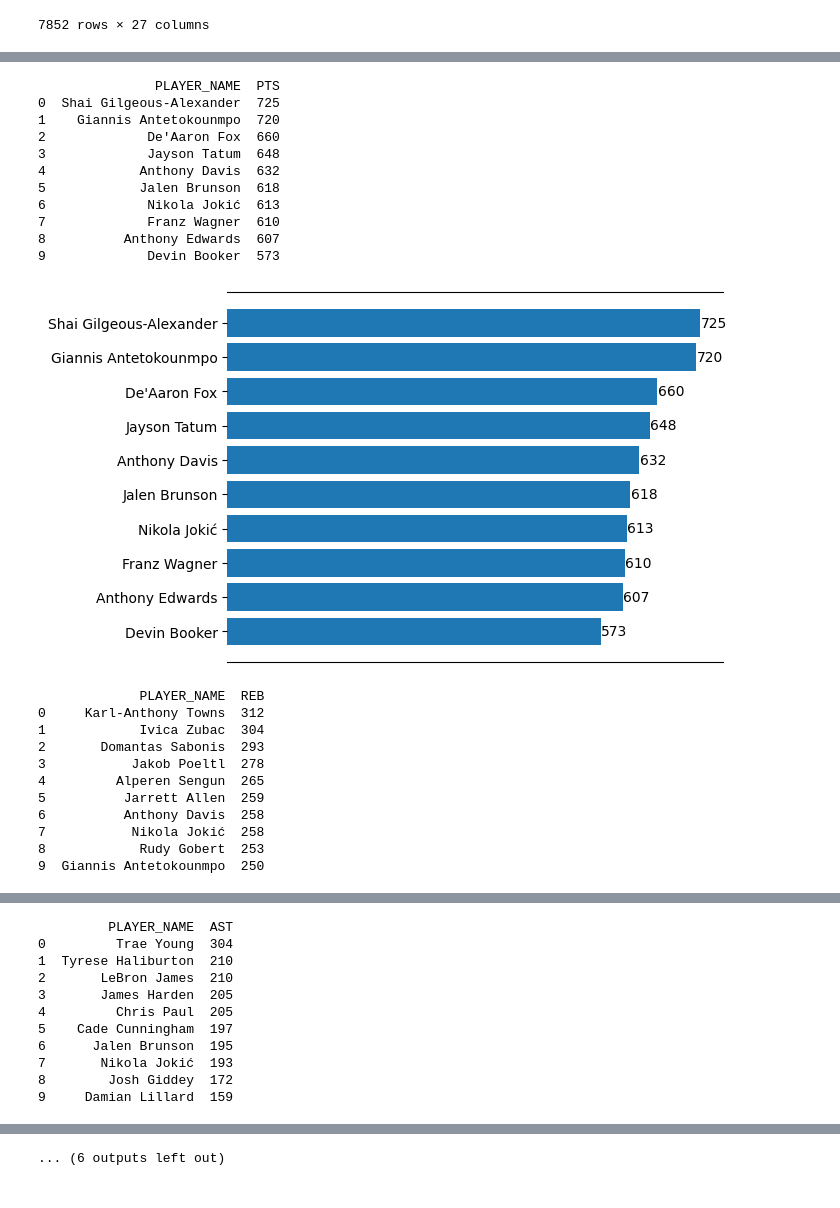
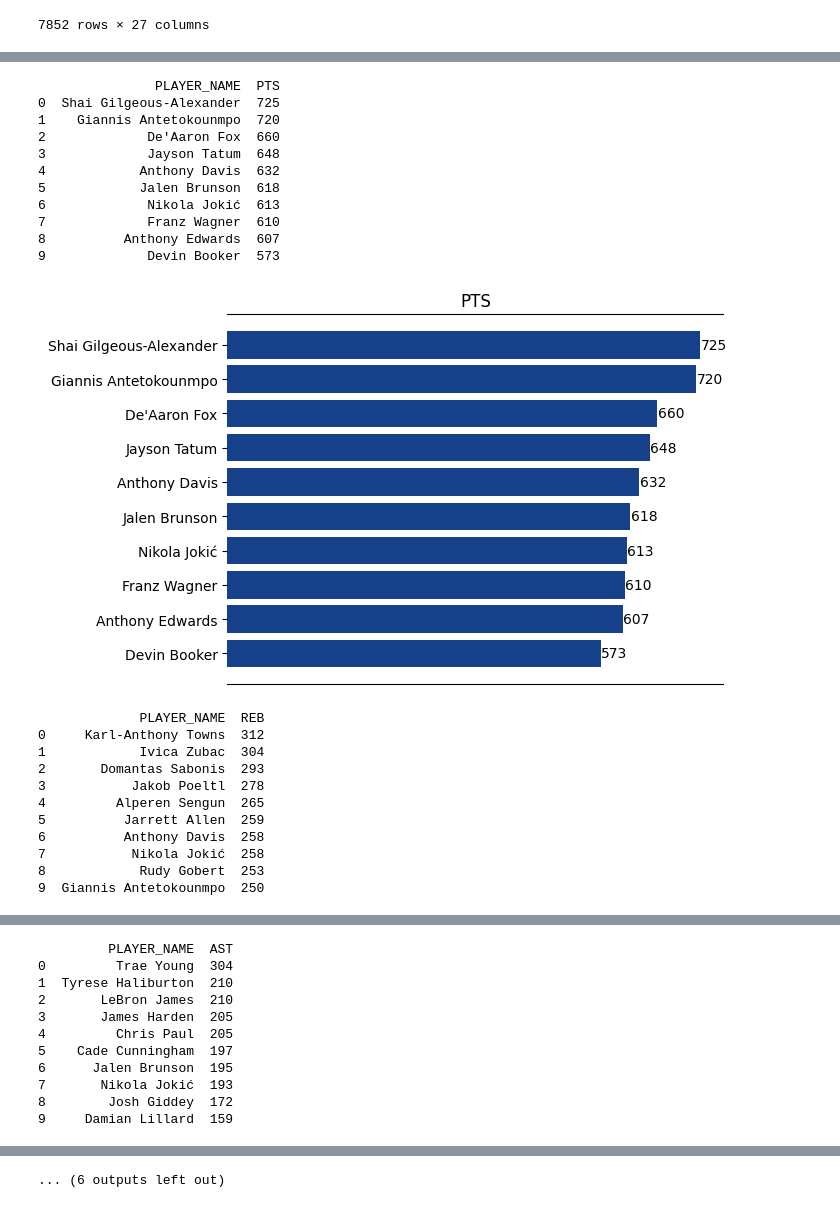
Before and after one commit to joaopaivaa/NBA-Data-Analysis, a Jupyter notebook: 2024-25 NBA Data Analysis/NBA Data Analysis.ipynb, the cells around one changed output, grey strips where cells are left out. Cells and saved outputs as stored; diff of their text form; code cells hidden in the pictures.

```diff
--- a/2024-25 NBA Data Analysis/NBA Data Analysis.ipynb
+++ b/2024-25 NBA Data Analysis/NBA Data Analysis.ipynb
@@ -62,6 +62,7 @@ df
 7852 rows × 27 columns
 # %%
 df_totals = df.groupby(by='PLAYER_NAME').sum(numeric_only=True).reset_index()
+df_totals['MIN'] = df_totals['MIN'].round(2)
 df_totals
 # %% [output]
 |  | PLAYER_NAME | MIN | FGM | FGA | FG3M | FG3A | FTM | FTA | OREB | DREB | ... | ... |
@@ -100,29 +102,30 @@ df_totals.to_csv('..\\NBA Datasets\\2024-25 Players Totals.csv', sep=';', index=
 # %%
 for stat in ['PTS','REB','AST','STL','BLK','TOV','FGM','FG3M','MIN']:
     df_filtered = df_totals.sort_values(stat, ascending=False).head(10).reset_index(drop=True).loc[:,['PLAYER_NAME', stat]]
     print(df_filtered)
     df_filtered = df_filtered.sort_values(stat, ascending=True)
-    plt.barh(df_filtered['PLAYER_NAME'], df_filtered[stat], label=df_filtered[stat].values)
+    plt.barh(df_filtered['PLAYER_NAME'], df_filtered[stat], label=df_filtered[stat].values, color='#17408B')
     for i, value in enumerate(df_filtered[stat]):
         plt.text(value + 1, i, str(value), va='center', ha='left')
     plt.gca().spines['right'].set_visible(False)
     plt.gca().spines['left'].set_visible(False)
     plt.gca().axes.get_xaxis().set_visible(False)
+    plt.title(stat)
     plt.show()
     print('')
 # %% [output]
                PLAYER_NAME  PTS
 0  Shai Gilgeous-Alexander  725
 1    Giannis Antetokounmpo  720
 2             De'Aaron Fox  660
 3             Jayson Tatum  648
 4            Anthony Davis  632
 5            Jalen Brunson  618
 6             Nikola Jokić  613
 7             Franz Wagner  610
 8          Anthony Edwards  607
 9             Devin Booker  573
-[figure, old version]
+[figure, new version]
              PLAYER_NAME  REB
 0     Karl-Anthony Towns  312
 1            Ivica Zubac  304
```
Also changed, not shown: parts of 3 cells of this notebook, 2 other files.
